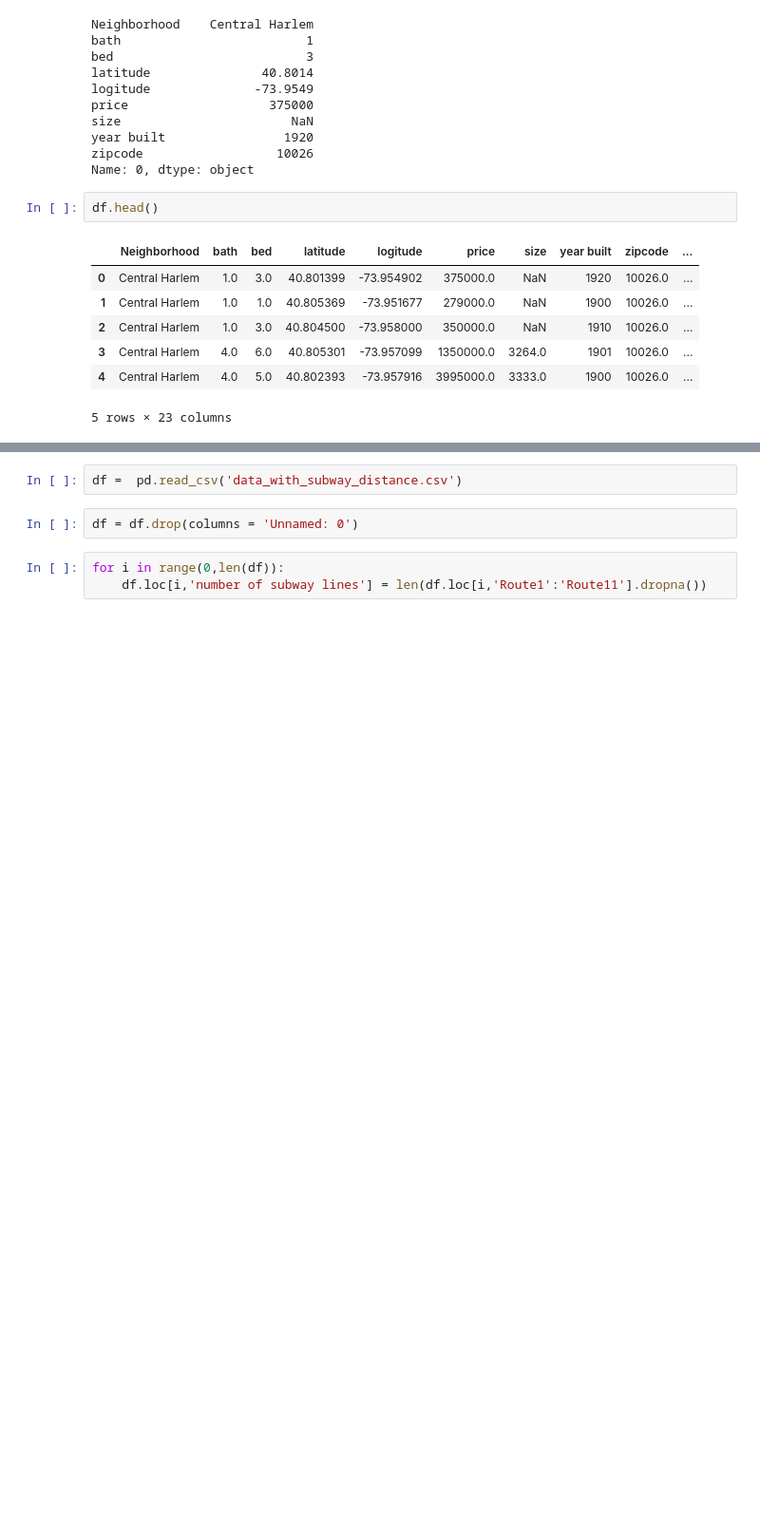
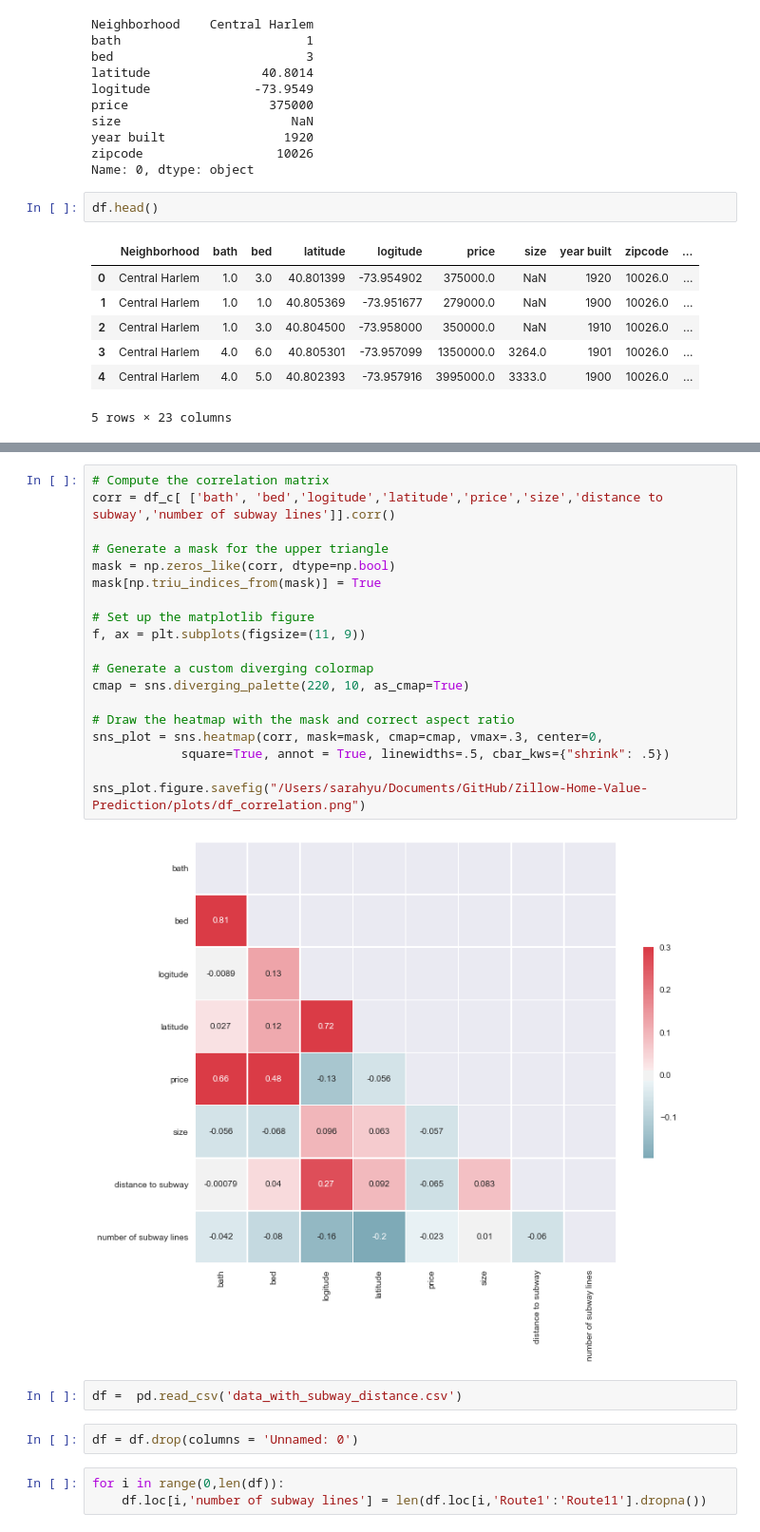
Before and after one commit to yupeiying1/Zillow-Home-Value-Prediction, a Jupyter notebook: Subway Data.ipynb, the cells around one changed output, grey strips where cells are left out. Shown at 95% size. Saved outputs shown, nothing was run; the diff lists cells and outputs as text; blank space fills up the shorter version.

```diff
--- a/Subway Data.ipynb
+++ b/Subway Data.ipynb
@@ -212,3 +264,24 @@ df[ ['bath', 'bed','logitude','latitude','price','size','distance to subway']].c
+# %%
+# Compute the correlation matrix
+corr = df_c[ ['bath', 'bed','logitude','latitude','price','size','distance to subway','number of subway lines']].corr()
+
+# Generate a mask for the upper triangle
+mask = np.zeros_like(corr, dtype=np.bool)
+mask[np.triu_indices_from(mask)] = True
+
+# Set up the matplotlib figure
+f, ax = plt.subplots(figsize=(11, 9))
+
+# Generate a custom diverging colormap
+cmap = sns.diverging_palette(220, 10, as_cmap=True)
+
+# Draw the heatmap with the mask and correct aspect ratio
+sns_plot = sns.heatmap(corr, mask=mask, cmap=cmap, vmax=.3, center=0,
+            square=True, annot = True, linewidths=.5, cbar_kws={"shrink": .5})
+
+sns_plot.figure.savefig("/Users/sarahyu/Documents/GitHub/Zillow-Home-Value-Prediction/plots/df_correlation.png")
+# %% [output]
+[figure, added]
 # %%
 df =  pd.read_csv('data_with_subway_distance.csv')
 # %%
```
Also changed, not shown: parts of 40 cells of this notebook, 19 other files.
